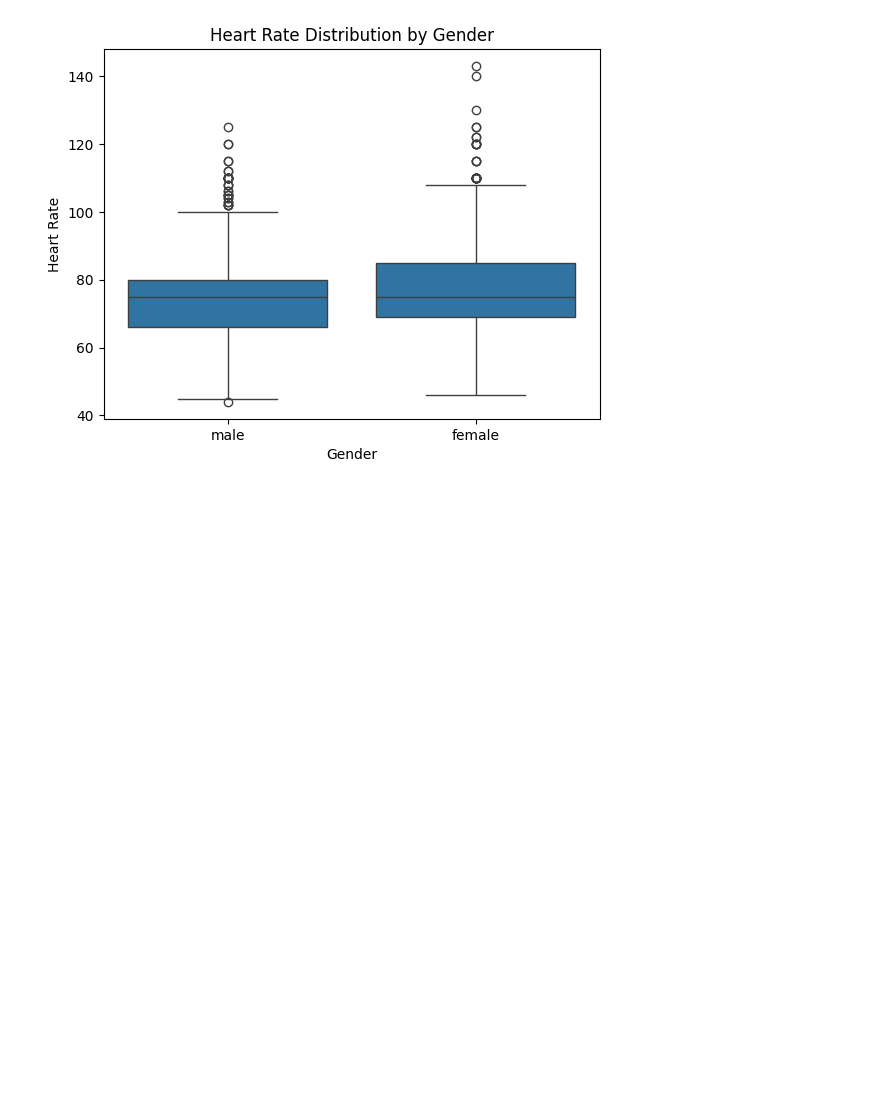
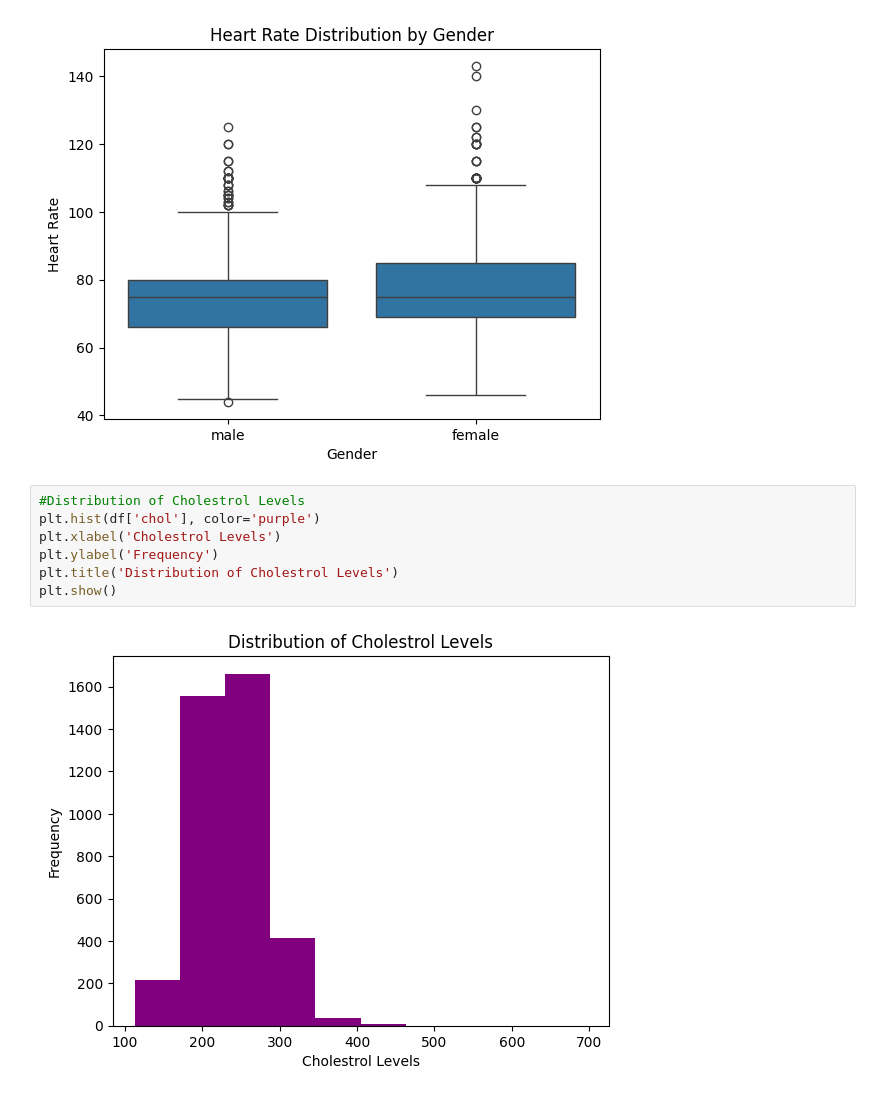
Before and after one commit to 254Bit/SmokersHealthData, a Jupyter notebook: smokers_data.ipynb, the cells around one changed output. Drawn from its saved outputs; the diff is of its cells as text; blank space fills up the shorter version.

```diff
--- a/smokers_data.ipynb
+++ b/smokers_data.ipynb
@@ -159,3 +186,12 @@ plt.title('Heart Rate Distribution by Gender')
 plt.show()
 # %% [output]
 [figure]
+# %%
+#Distribution of Cholestrol Levels
+plt.hist(df['chol'], color='purple')
+plt.xlabel('Cholestrol Levels')
+plt.ylabel('Frequency')
+plt.title('Distribution of Cholestrol Levels')
+plt.show()
+# %% [output]
+[figure, added]
```
Also changed, not shown: parts of 3 cells of this notebook.
